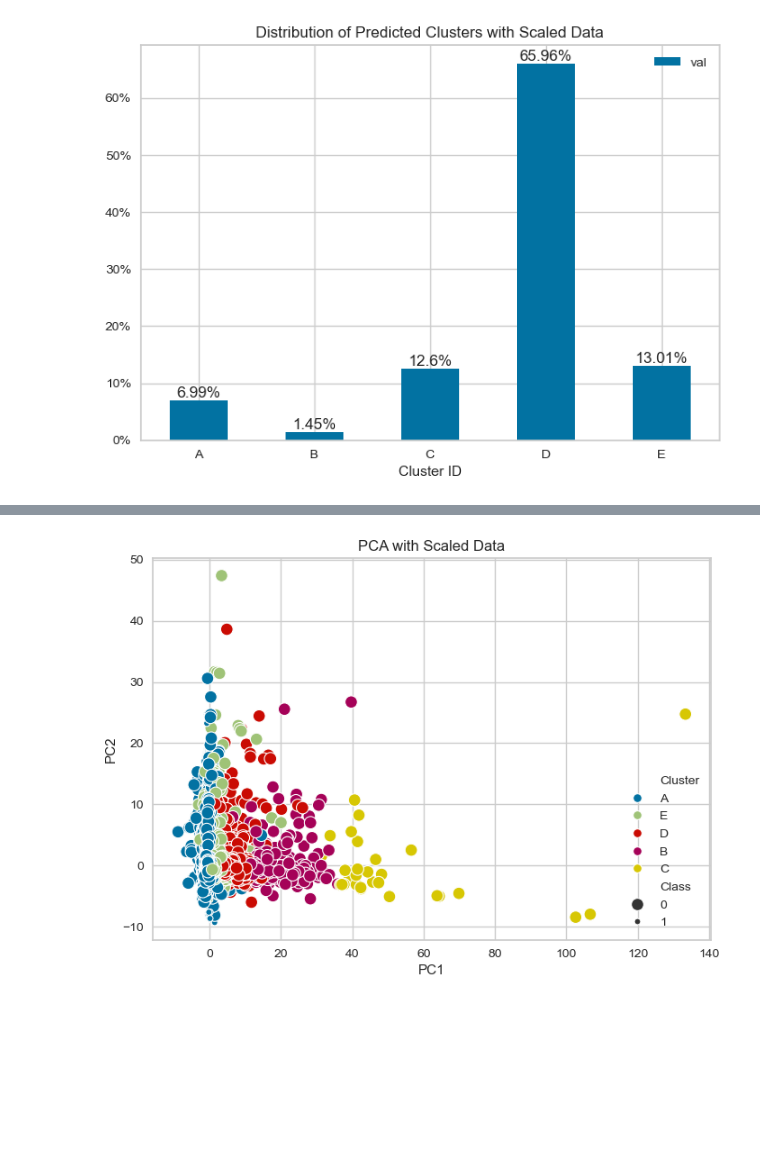
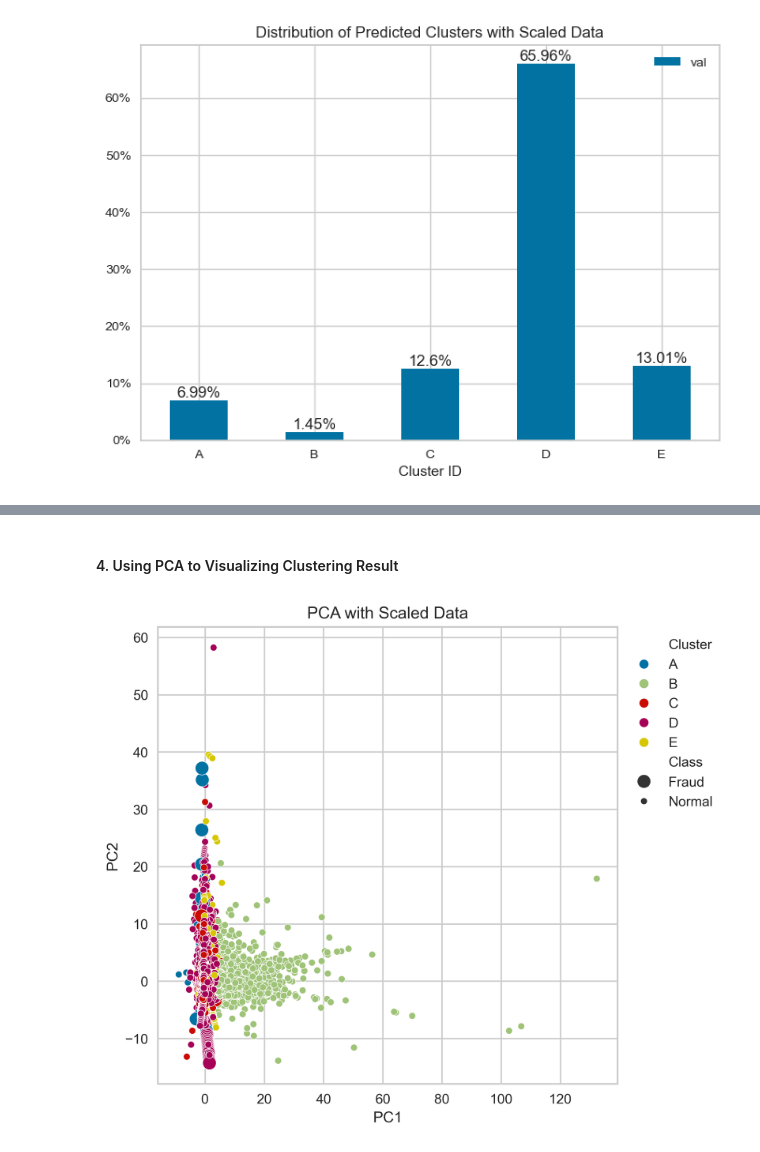
Before and after one commit to zxie9/Capstone-Project-Three, a Jupyter notebook: Notebooks/2. Data Wrangling and EDA.ipynb, the cells around one changed output, grey strips where cells are left out. Cells and saved outputs as stored; diff of their text form; code cells hidden in the pictures; blank space fills up the shorter version.

Commit message:
Data wrangling & EDA

```diff
--- a/Notebooks/2. Data Wrangling and EDA.ipynb
+++ b/Notebooks/2. Data Wrangling and EDA.ipynb
@@ -388,5 +389,4 @@ for container in ax.containers:
 # %%
-# Replace the cluster names
-mapping = {0: 'A', 1: 'B', 2: 'C', 3: 'D', 4: 'E'}
-c_data = c_data.replace({'Cluster': mapping})
-c_data_scaled = c_data_scaled.replace({'Cluster': mapping})
+# Replace the Class names
+mapping_class = {0: 'Normal', 1: 'Fraud'}
+data = data.replace({'Class': mapping_class})
@@ -397,13 +420,19 @@ c_data_scaled['Class'] = data['Class']
+# %% [markdown]
+#### 4. Using PCA to Visualizing Clustering Result
 # %%
 from sklearn.decomposition import PCA
 
 pca_num_components = 2
 
 reduced_data = PCA(n_components=pca_num_components).fit_transform(c_data_scaled.drop(['Cluster', 'Class'], axis=1))
 results = pd.DataFrame(reduced_data,columns=['PC1','PC2'])
 
-sns.scatterplot(x="PC1", y="PC2", hue=c_data['Cluster'], size=data['Class'], data=results)
+plt.figure(figsize=(6, 6), dpi = 350)
+ax = sns.scatterplot(x="PC1", y="PC2", data=results,
+                     hue=c_data_scaled['Cluster'], hue_order=['A', 'B', 'C', 'D', 'E'],
+                     size=c_data_scaled['Class'], size_order=['Fraud', 'Normal'])
+sns.move_legend(ax, "upper left", bbox_to_anchor=(1, 1))
 plt.title('PCA with Scaled Data')
 plt.show()
 # %% [output]
-[figure, old version]
+[figure, new version]
```
Also changed, not shown: parts of 24 cells of this notebook.
